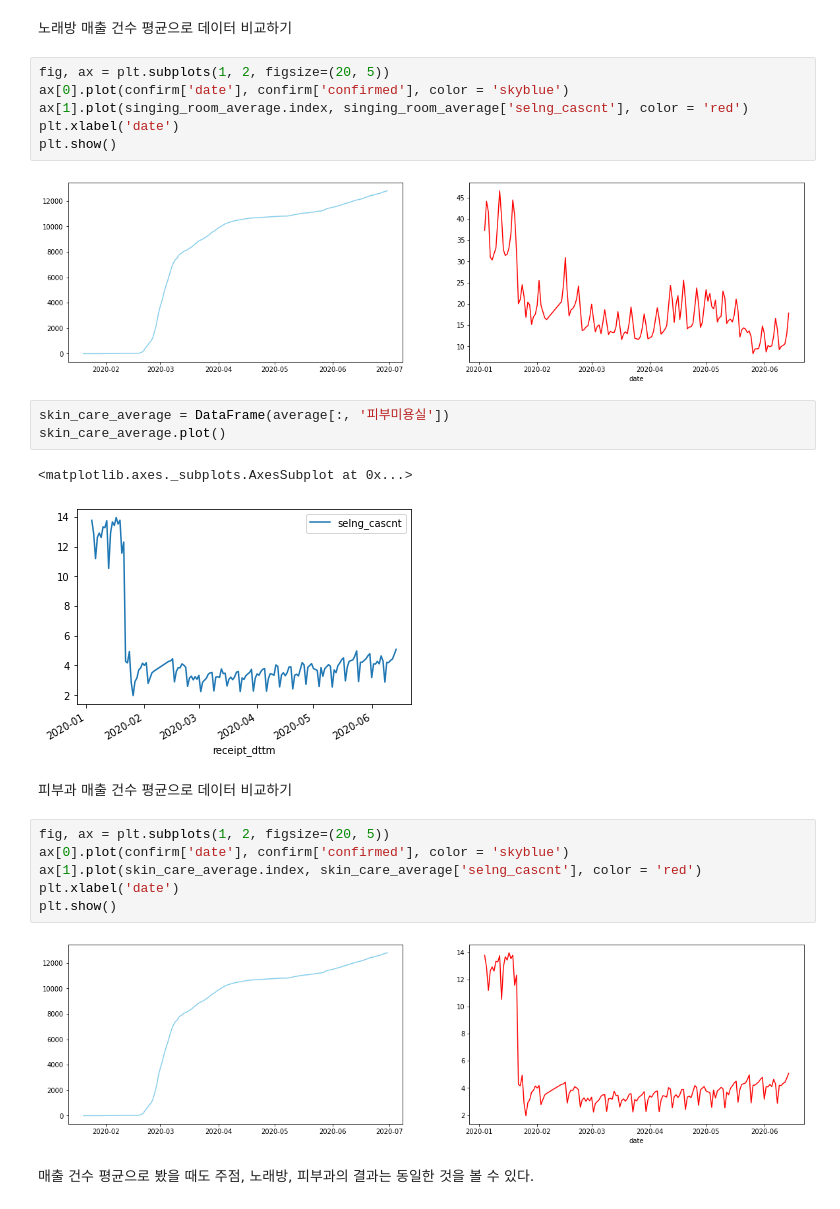
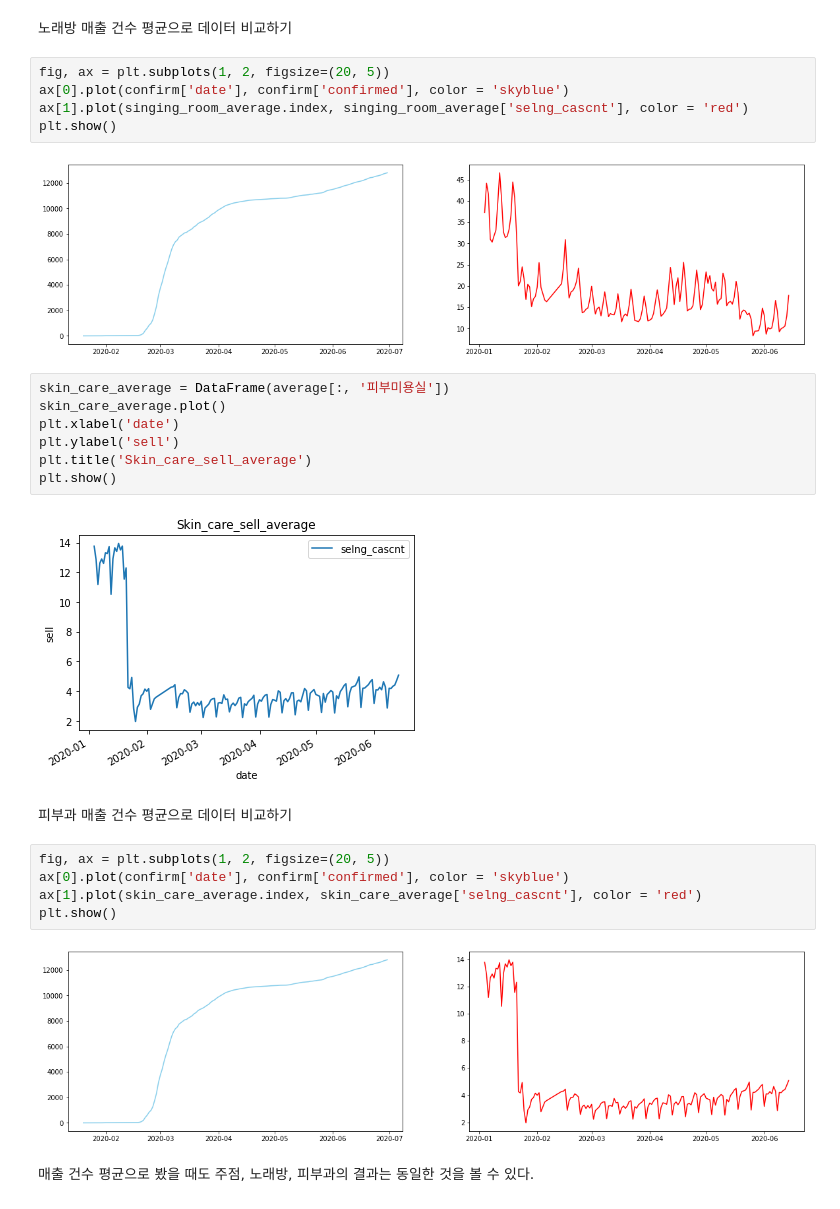
Before and after one commit to Pyeonseohee/Deeplearning, a Jupyter notebook: Datascience_Post_Covid19_1.ipynb, the cells around one changed output. Cells and saved outputs as stored; diff of their text form.

```diff
--- a/Datascience_Post_Covid19_1.ipynb
+++ b/Datascience_Post_Covid19_1.ipynb
@@ -363,25 +365,26 @@ singing_room_average.plot()
 fig, ax = plt.subplots(1, 2, figsize=(20, 5))
 ax[0].plot(confirm['date'], confirm['confirmed'], color = 'skyblue')
 ax[1].plot(singing_room_average.index, singing_room_average['selng_cascnt'], color = 'red')
-plt.xlabel('date')
 plt.show()
 # %% [output]
-[figure, old version]
+[figure, new version]
 # %%
 skin_care_average = DataFrame(average[:, '피부미용실'])
 skin_care_average.plot()
+plt.xlabel('date')
+plt.ylabel('sell')
+plt.title('Skin_care_sell_average')
+plt.show()
 # %% [output]
-<matplotlib.axes._subplots.AxesSubplot at 0x...>
-[figure, old version]
+[figure, new version]
 # %% [markdown]
 피부과 매출 건수 평균으로 데이터 비교하기
 # %%
 fig, ax = plt.subplots(1, 2, figsize=(20, 5))
 ax[0].plot(confirm['date'], confirm['confirmed'], color = 'skyblue')
 ax[1].plot(skin_care_average.index, skin_care_average['selng_cascnt'], color = 'red')
-plt.xlabel('date')
 plt.show()
 # %% [output]
-[figure, old version]
+[figure, new version]
 # %% [markdown]
 매출 건수 평균으로 봤을 때도 주점, 노래방, 피부과의 결과는 동일한 것을 볼 수 있다.
```
Also changed, not shown: parts of 15 cells of this notebook.
